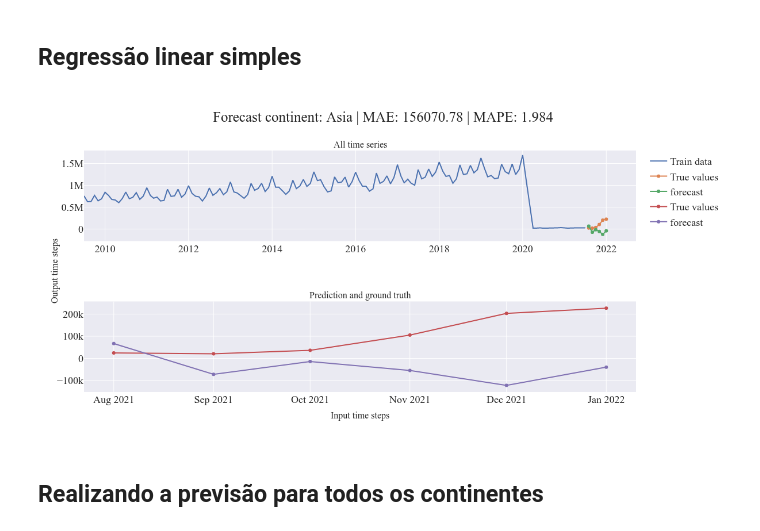
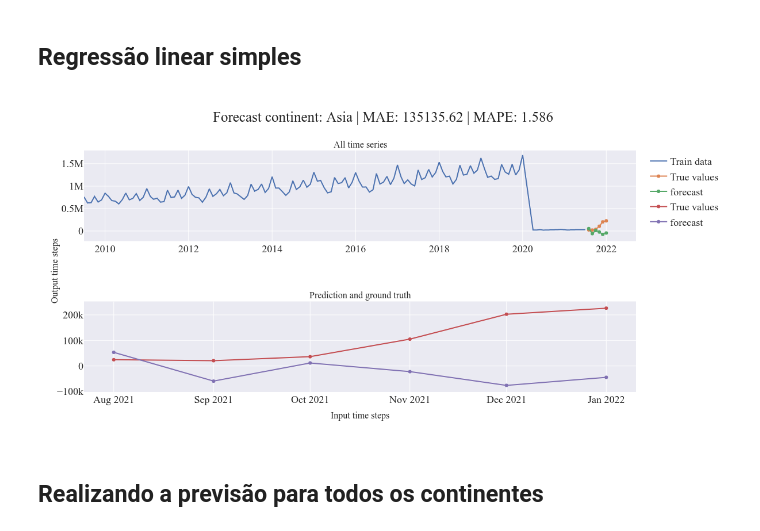
Before and after one commit to rodgdutra/Case-Australian-passengers-time-series, a Jupyter notebook: case_time_series_pred.ipynb, the cells around one changed output. Cells and saved outputs as stored; diff of their text form; code cells hidden in the pictures.

```diff
--- a/case_time_series_pred.ipynb
+++ b/case_time_series_pred.ipynb
@@ -686,4 +746,5 @@ numeric_cols.append('quarter')
 # %%
-fig = px.imshow(lag_asia_set[numeric_cols].corr(), text_auto=True ,color_continuous_scale='PuBu', width=1000, height=800, aspect="auto")
+lag_asia_set, new_numeric_cols = generate_lag_set(asia_series, numeric_cols)
+fig = px.imshow(lag_asia_set[new_numeric_cols].corr(), text_auto=True ,color_continuous_scale='PuBu', width=1000, height=800, aspect="auto")
 fig.show('png')
 # %% [output]
@@ -711,7 +772,7 @@ test_sz = 6
 dummy_set = asia_series[:200]
 dataset_train, dataset_test = dummy_set.iloc[:-test_sz], dummy_set.iloc[-test_sz:]
 lag_set_train, lag_set_test = lag_asia_set.iloc[:-test_sz], lag_asia_set.iloc[-test_sz:]
-exog_cols = numeric_cols[1:]
+exog_cols = new_numeric_cols[1:]
 # %%
 def plot_forecast(series_train, series_test, forecast, y_col='Passengers In', continent='', forecast_int=None):
 
@@ -739,6 +800,4 @@ def plot_forecast(series_train, series_test, forecast, y_col='Passengers In', co
         title=f"Forecast continent: {continent} | MAE: {mae:.2f} | MAPE: {mape:.3f}",
     )
     fig.show('png')
-
-    return mae, mape
 # %%
@@ -916,18 +975,19 @@ Iteration 29. Log joint probability =    205.635. Improved by 6.65636e-10.
 # %% [markdown]
 ## Regressão linear simples
 # %%
-def linear_fit_pred(dataset_train, dataset_test, continent, exog_cols=numeric_cols):
+def linear_fit_pred(dataset_train, dataset_test, continent, exog=True ,exog_cols=exog_cols, plot=True):
     lr = LinearRegression()
     lr.fit(dataset_train[exog_cols], dataset_train['Passengers In'])
     y_pred_lr = pd.Series(lr.predict(X=dataset_test[exog_cols]),index=dataset_test.index)
 
-    lr_mae, lr_mape = plot_forecast(
-        dataset_train, dataset_test, y_pred_lr, continent=continent)
+    if plot:
+        plot_forecast(
+            dataset_train, dataset_test, y_pred_lr, continent=continent)
 
-    return lr_mae, lr_mape, lr
+    return lr, y_pred_lr
 # %%
-lr_mae, lr_mape, lr = linear_fit_pred(lag_set_train, lag_set_test, 'Asia', numeric_cols[1:])
+lr_model, lr_pred = linear_fit_pred(lag_set_train, lag_set_test, 'Asia', exog_cols)
 # %% [output]
-[figure, old version]
+[figure, new version]
 # %% [markdown]
 ## Realizando a previsão para todos os continentes
```
Also changed, not shown: parts of 51 cells of this notebook, 6 other files.
